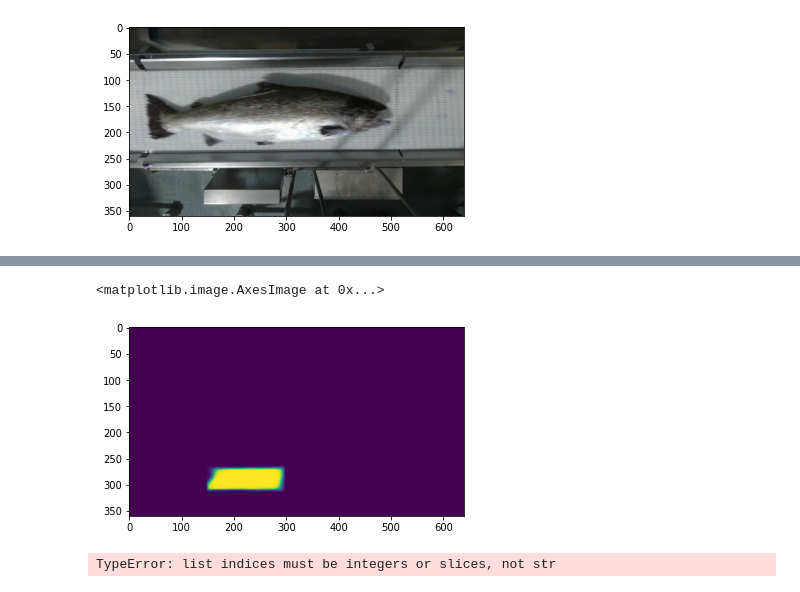
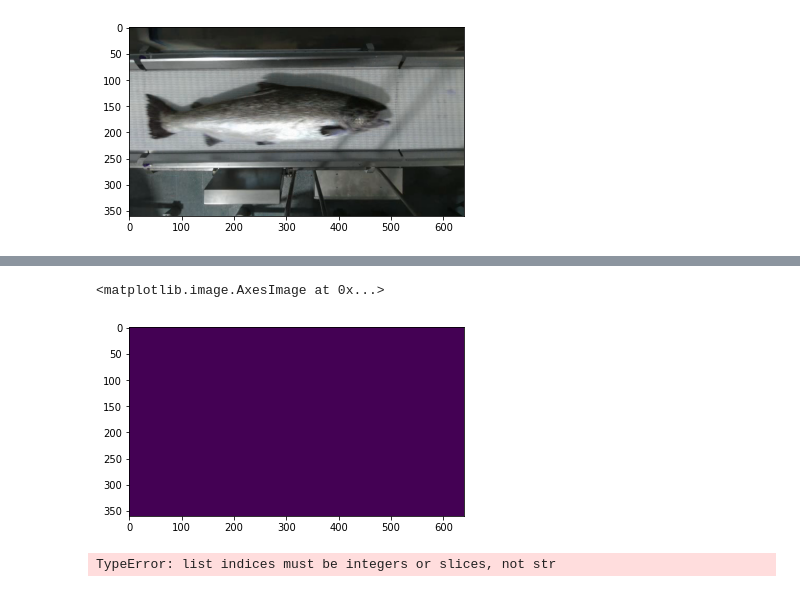
Before and after one commit to Lanzet/mask_rcnn_torch_fishes, a Jupyter notebook: mask_torch_eval.ipynb, the cells around one changed output, grey strips where cells are left out. Drawn from its saved outputs; the diff is of its cells as text; code cells hidden in the pictures.

```diff
--- a/mask_torch_eval.ipynb
+++ b/mask_torch_eval.ipynb
@@ -89,12 +70,12 @@ mask
 # %%
 # mask_rgb = utils.decode_segmap(mask[0].cpu().numpy().argmax(0))
 mask_bin = mask[0]['masks'][0].squeeze(0).cpu().detach().numpy()
-# mask_bin = (mask_bin > 0.8).astype(np.uint8)
+mask_bin = (mask_bin > 0.5).astype(np.uint8)
 # plt.imshow(mask[0]['masks'][3].squeeze(0).cpu().detach().numpy())
 plt.imshow(mask_bin)
 # %% [output]
 <matplotlib.image.AxesImage at 0x...>
-[figure, old version]
+[figure, new version]
 # %%
 mask['masks']
 # %% [output]
```
Also changed, not shown: parts of 3 cells of this notebook, 3 other files.
